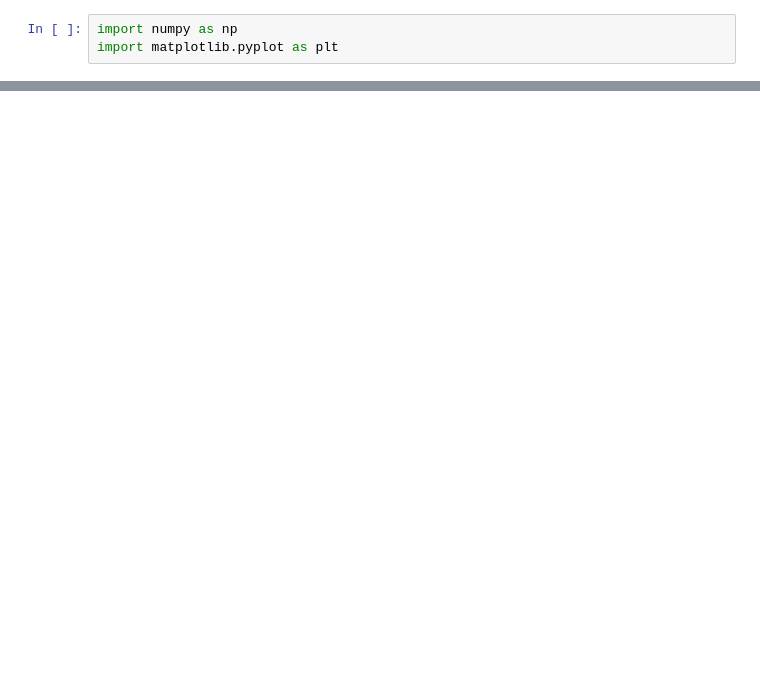
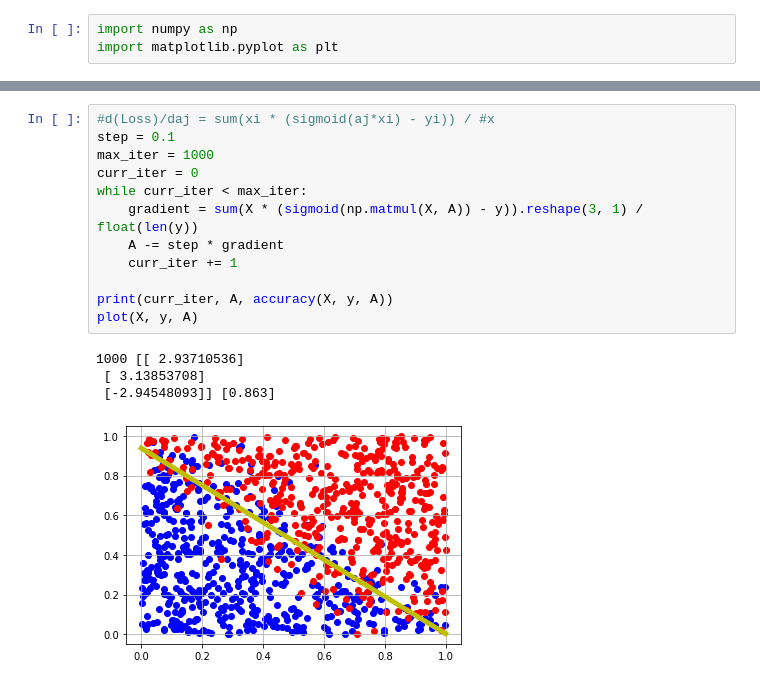
Before and after one commit to lichkkkk/Stanford_cs224n, a Jupyter notebook: algo_impl/logistic_regression/logistic_regression.ipynb, the cells around one changed output, grey strips where cells are left out. Drawn from its saved outputs; the diff is of its cells as text; blank space fills up the shorter version.

```diff
--- a/algo_impl/logistic_regression/logistic_regression.ipynb
+++ b/algo_impl/logistic_regression/logistic_regression.ipynb
@@ -49,0 +48,17 @@ plt.show()
+# %%
+#d(Loss)/daj = sum(xi * (sigmoid(aj*xi) - yi)) / #x
+step = 0.1
+max_iter = 1000
+curr_iter = 0
+while curr_iter < max_iter:
+    gradient = sum(X * (sigmoid(np.matmul(X, A)) - y)).reshape(3, 1) / float(len(y))
+    A -= step * gradient
+    curr_iter += 1
+
+print(curr_iter, A, accuracy(X, y, A))
+plot(X, y, A)
+# %% [output]
+1000 [[ 2.93710536]
+ [ 3.13853708]
+ [-2.94548093]] [0.863]
+[figure, added]
```
Also changed, not shown: parts of 6 cells of this notebook, 1 other file.
